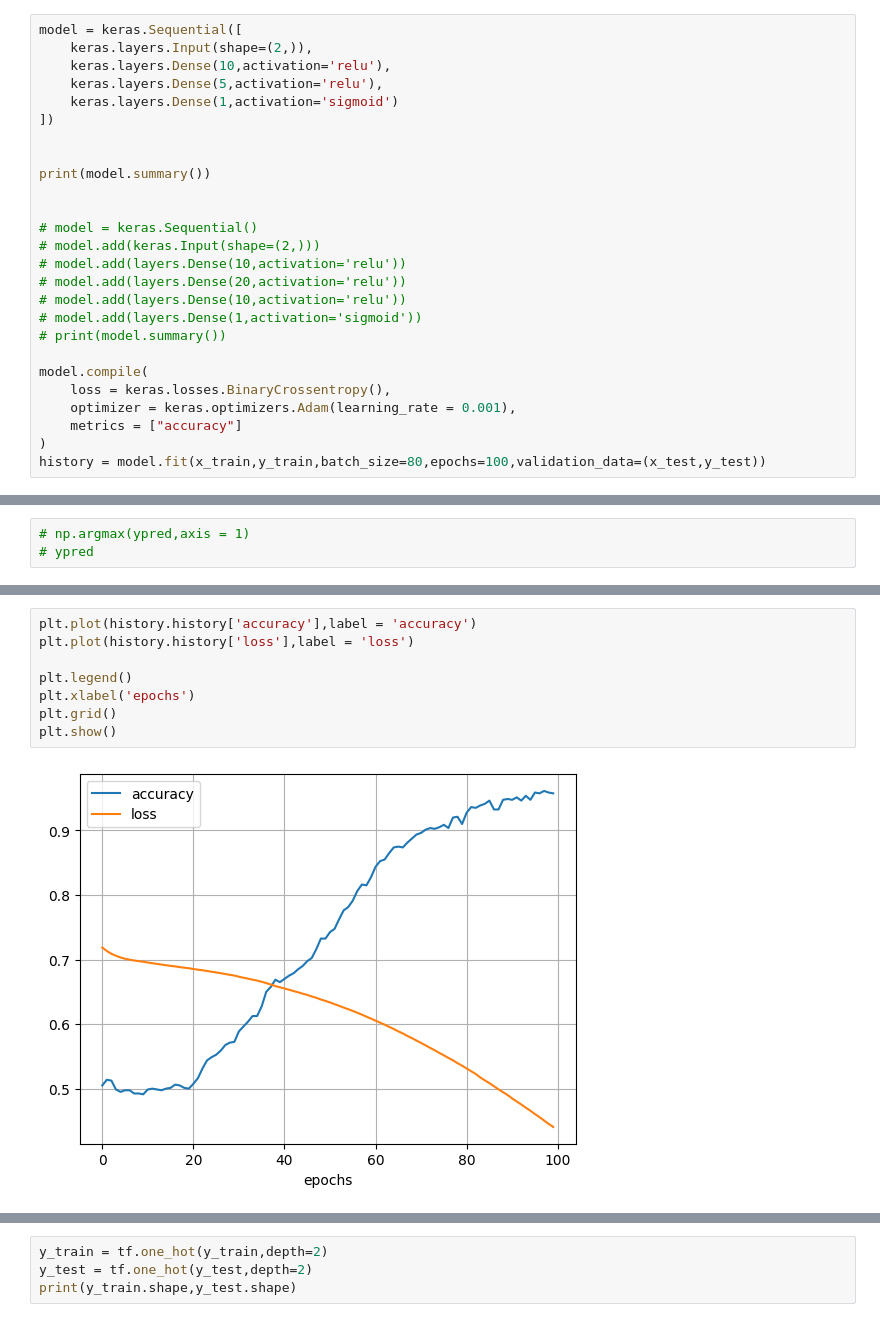
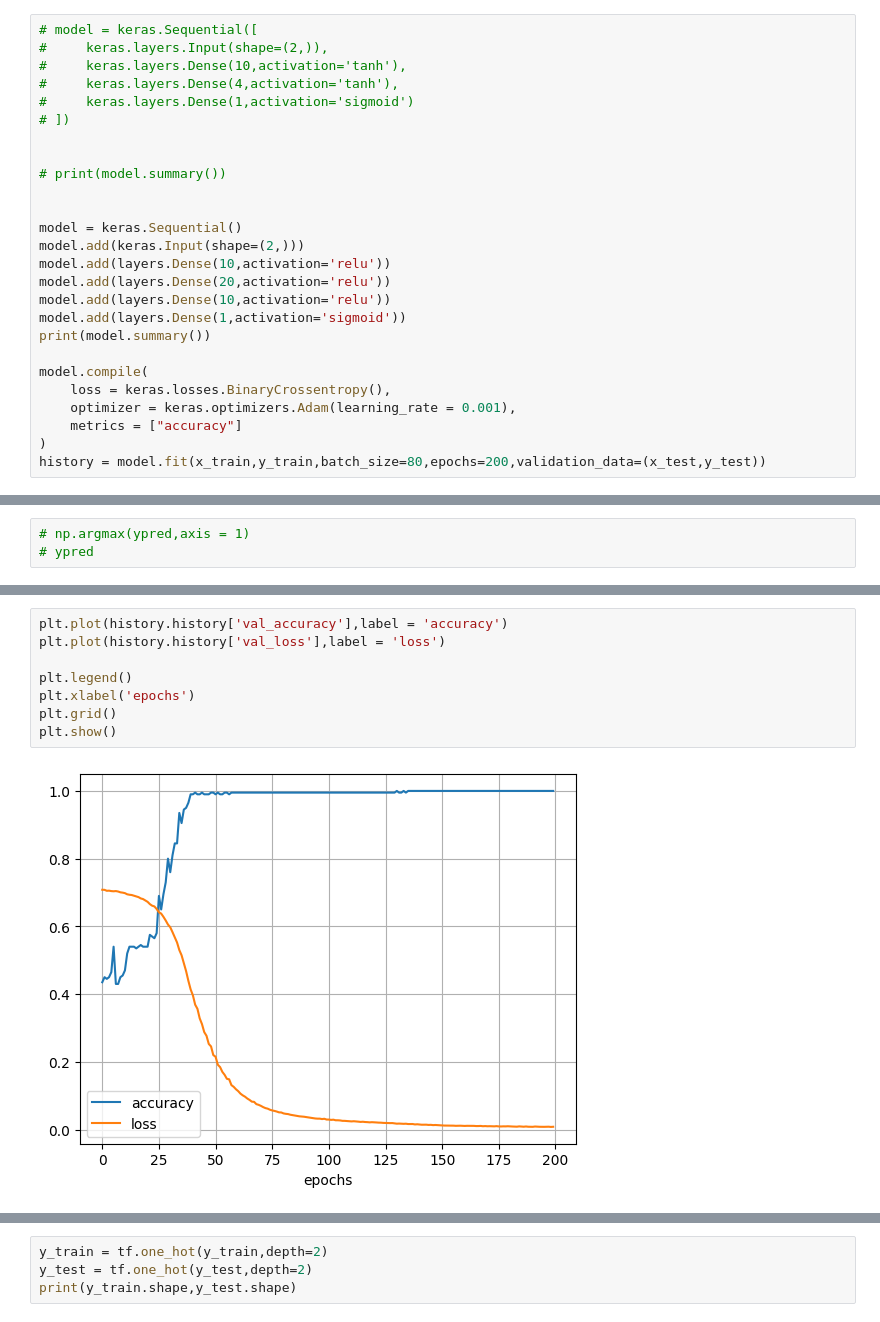
Before and after one commit to ShubhamSinghal12/DS_PP_AUG_25, a Jupyter notebook: TensorFlow/TF_NN.ipynb, the cells around one changed output, grey strips where cells are left out. Drawn from its saved outputs; the diff is of its cells as text.

```diff
--- a/TensorFlow/TF_NN.ipynb
+++ b/TensorFlow/TF_NN.ipynb
@@ -70,29 +70,29 @@ x_test = scale.transform(x_test)
 # y_test = tf.one_hot(y_test,depth=2)
 # print(y_train.shape,y_test.shape)
 # %%
-model = keras.Sequential([
-    keras.layers.Input(shape=(2,)),
-    keras.layers.Dense(10,activation='relu'),
-    keras.layers.Dense(5,activation='relu'),
-    keras.layers.Dense(1,activation='sigmoid')
-])
+# model = keras.Sequential([
+#     keras.layers.Input(shape=(2,)),
+#     keras.layers.Dense(10,activation='tanh'),
+#     keras.layers.Dense(4,activation='tanh'),
+#     keras.layers.Dense(1,activation='sigmoid')
+# ])
 
 
-print(model.summary())
+# print(model.summary())
 
 
-# model = keras.Sequential()
-# model.add(keras.Input(shape=(2,)))
-# model.add(layers.Dense(10,activation='relu'))
-# model.add(layers.Dense(20,activation='relu'))
-# model.add(layers.Dense(10,activation='relu'))
-# model.add(layers.Dense(1,activation='sigmoid'))
-# print(model.summary())
+model = keras.Sequential()
+model.add(keras.Input(shape=(2,)))
+model.add(layers.Dense(10,activation='relu'))
+model.add(layers.Dense(20,activation='relu'))
+model.add(layers.Dense(10,activation='relu'))
+model.add(layers.Dense(1,activation='sigmoid'))
+print(model.summary())
 
 model.compile(
     loss = keras.losses.BinaryCrossentropy(),
     optimizer = keras.optimizers.Adam(learning_rate = 0.001),
     metrics = ["accuracy"]
 )
-history = model.fit(x_train,y_train,batch_size=80,epochs=100,validation_data=(x_test,y_test))
+history = model.fit(x_train,y_train,batch_size=80,epochs=200,validation_data=(x_test,y_test))
 # %% [output]
@@ -188,13 +190,13 @@ history.history
 # %%
-plt.plot(history.history['accuracy'],label = 'accuracy')
-plt.plot(history.history['loss'],label = 'loss')
+plt.plot(history.history['val_accuracy'],label = 'accuracy')
+plt.plot(history.history['val_loss'],label = 'loss')
 
 plt.legend()
 plt.xlabel('epochs')
 plt.grid()
 plt.show()
 # %% [output]
-[figure, old version]
+[figure, new version]
 # %%
 model.evaluate(x_test,y_test)
 # %% [output]
```
Also changed, not shown: parts of 23 cells of this notebook, 11 other files.
